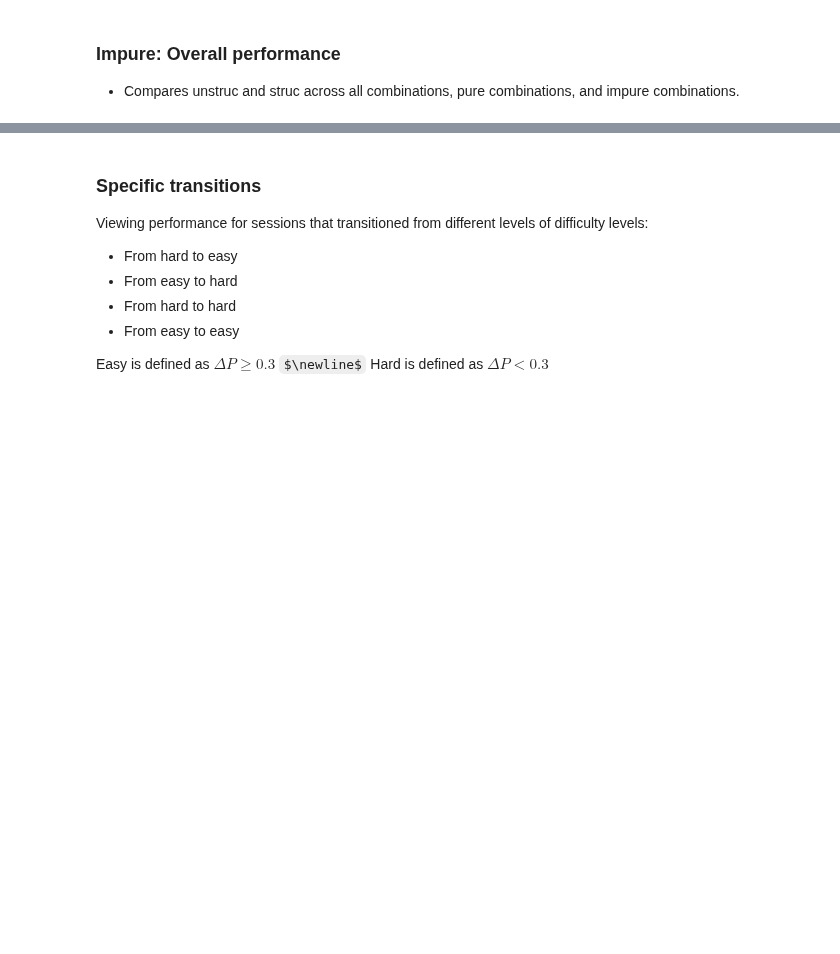
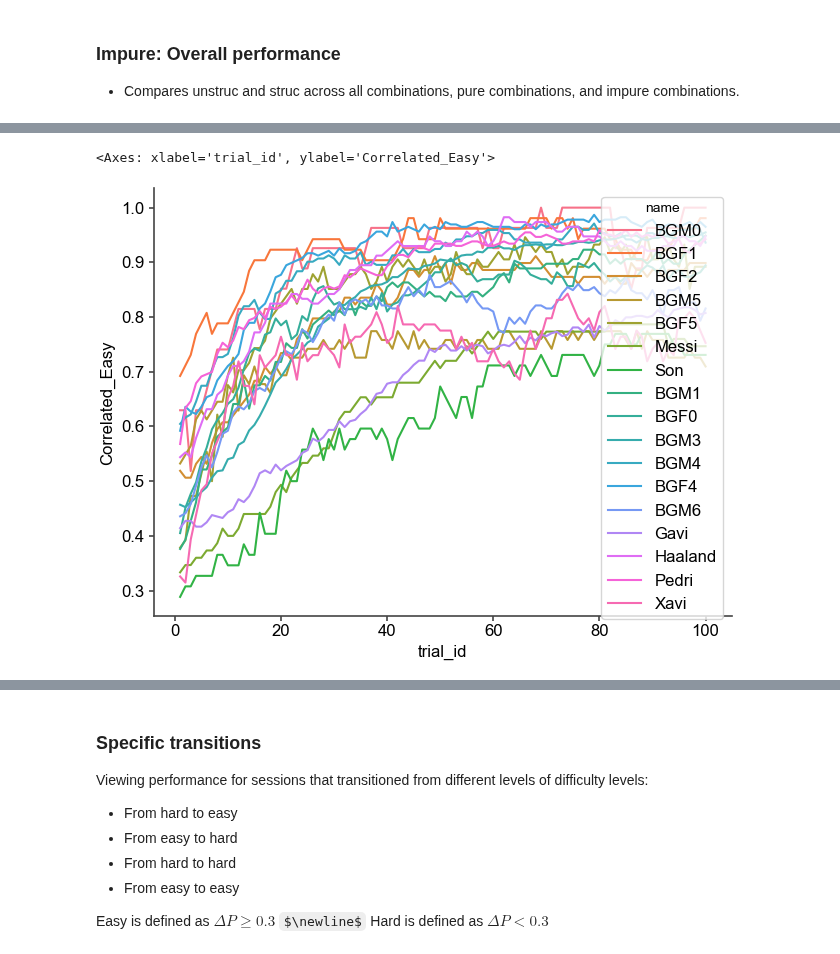
Before and after one commit to bapungiri/py_adlab_bg, a Jupyter notebook: mab_choice_performance1.ipynb, the cells around one changed output, grey strips where cells are left out. Drawn from its saved outputs; the diff is of its cells as text; code cells hidden in the pictures; some formulas as TeX source; blank space fills up the shorter version.

```diff
--- a/mab_choice_performance1.ipynb
+++ b/mab_choice_performance1.ipynb
@@ -391,3 +413,5 @@ for i, exp in enumerate(exps):
 # %% [markdown]
 ###  Impure: Overall performance
 - Compares unstruc and struc across all combinations, pure combinations, and impure combinations.
+# %%
+exp = mab_subjects.mostly_unstruc.BGF1
@@ -401,12 +432,10 @@ import numpy as np
 import pandas as pd
 
 
-exps = (
-    mab_subjects.mostly_unstruc.BGdataset_good
-    + mab_subjects.mostly_struc.BGdataset_good
-)
+exps = mab_subjects.mostly_unstruc.good_sess + mab_subjects.mostly_struc.good_sess
+# exp = mab_subjects.mostly_unstruc.BGF2
 
-perf_df = []
+# perf_df = []
 
 for i, exp in enumerate(exps):
 
@@ -465 +510,11 @@ mab_subjects.GroupData().save(perf_df, "perf_all_corr_uncorr")
+# %%
+import matplotlib.pyplot as plt
+import seaborn as sns
+
+
+_, ax = plt.subplots()
+sns.lineplot(data=perf_df, x="trial_id", y="Correlated_Easy", hue="name", errorbar="se")
+# %% [output]
+<Axes: xlabel='trial_id', ylabel='Correlated_Easy'>
+[figure, added]
 # %%
```
Also changed, not shown: parts of 6 cells of this notebook, 5 other files.
